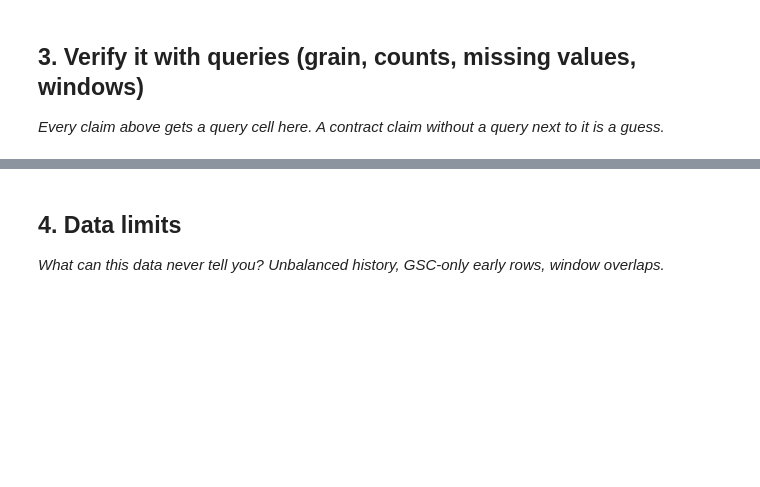
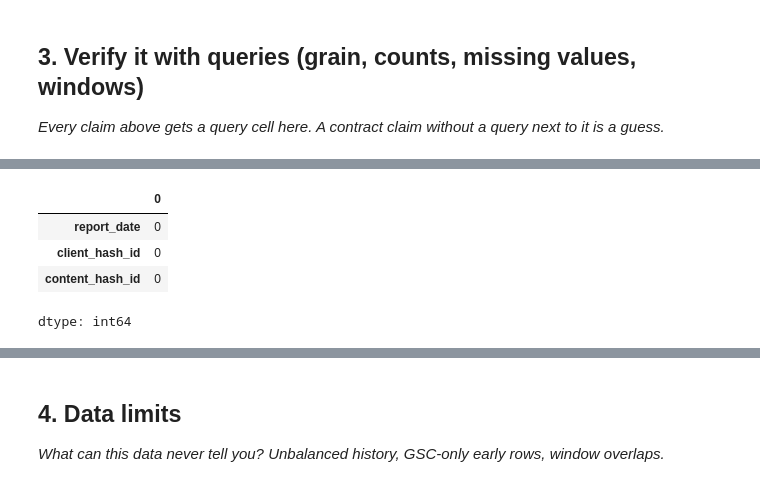
Before and after one commit to hapepaAhmed/my-capstone-project, a Jupyter notebook: work/notebooks/w03_data_contract.ipynb, the cells around one changed output, grey strips where cells are left out. Saved outputs shown, nothing was run; the diff lists cells and outputs as text; code cells hidden in the pictures; blank space fills up the shorter version.

```diff
--- a/work/notebooks/w03_data_contract.ipynb
+++ b/work/notebooks/w03_data_contract.ipynb
@@ -294,0 +286,14 @@ Rows with both GSC and GA4 data available: 364347
+# %%
+context_cols = [
+    "report_date",
+    "client_hash_id",
+    "content_hash_id"
+]
+
+df[context_cols].isnull().sum()
+# %% [output]
+|  | 0 |
+| report_date | 0 |
+| client_hash_id | 0 |
+| content_hash_id | 0 |
+dtype: int64
```
Also changed, not shown: parts of 14 cells of this notebook.
